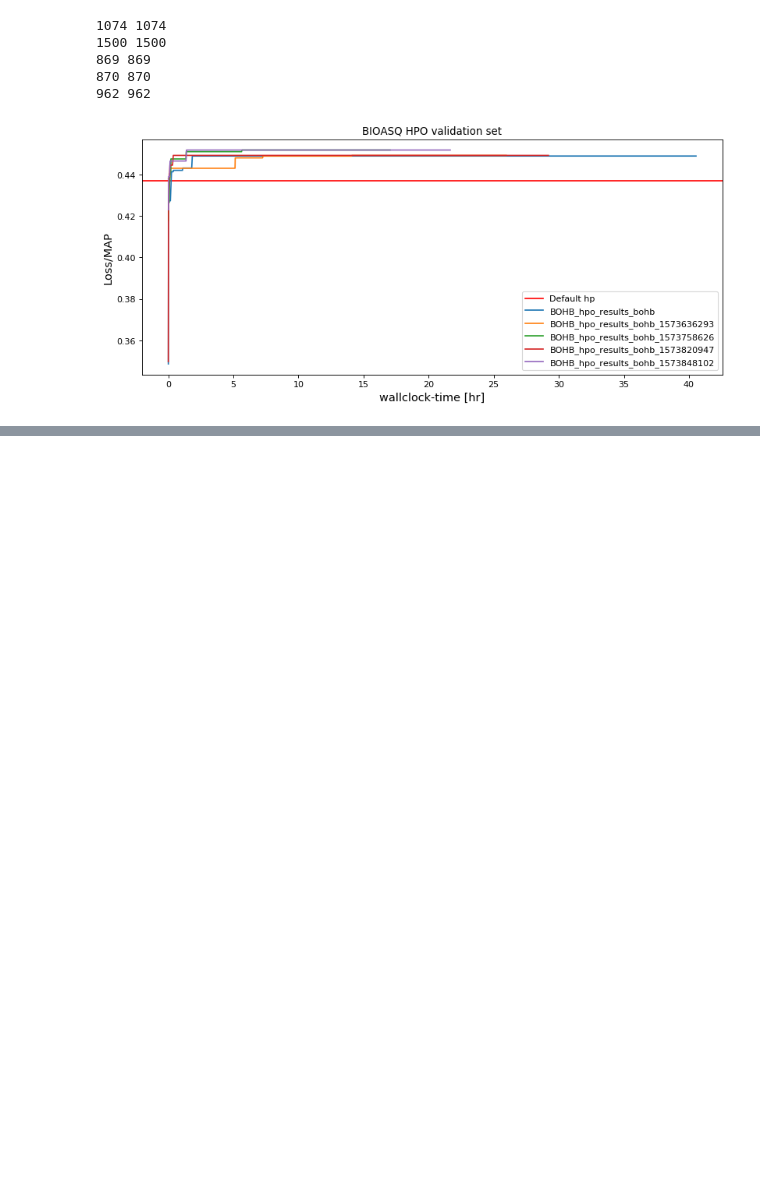
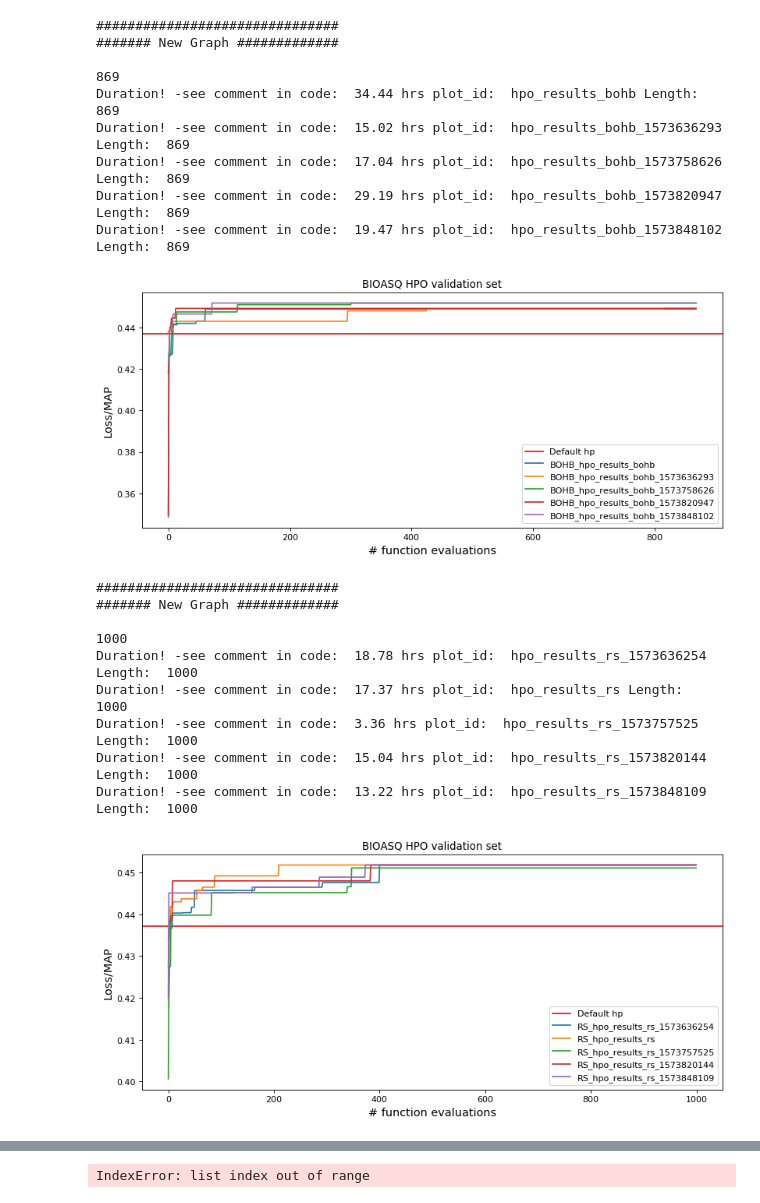
Before and after one commit to fj-morales/deep-relevance-ranking, a Jupyter notebook: models/baselines/HPO_analysis_graphs.ipynb, the cells around one changed output, grey strips where cells are left out. Cells and saved outputs as stored; diff of their text form; code cells hidden in the pictures; blank space fills up the shorter version.

Commit message:
More HPO graph fixes

```diff
--- a/models/baselines/HPO_analysis_graphs.ipynb
+++ b/models/baselines/HPO_analysis_graphs.ipynb
@@ -117,65 +135,77 @@ def get_best_config(*results_dirs):
 
 workdirs = [
             './deep-relevance-ranking/models/baselines/bioasq_dir/',
-#             './deep-relevance-ranking/models/baselines/robust_dir/',
-#             './TVQA/workdir/'
+            './deep-relevance-ranking/models/baselines/robust_dir/',
+            './TVQA/workdir/'
            ]
 dev_defaults = [
                 0.4371,
-#                 0.2292,
-#                 0.51942
+                0.2292,
+                0.51942
                ]
 
 hpo_methods = [
                 'bohb',
-#                 'rs'
+                'rs'
 ]
 
-# adjust_min=True
-adjust_min=False
+adjust_min=True
+# adjust_min=False
+n_limit = 0
 
-signals = []
 for wdir, dev_def in zip(workdirs, dev_defaults):
     for h in hpo_methods:
-
+        print('\n\n###############################\n####### New Graph #############\n')
         # Get results_dir
         results_dirs = get_hpo_results_dir(wdir, h)
 
 #         print(results_dirs)
         # Get mean, std
         results_files = [x + '/results.json' for x in results_dirs]
 
         if 'bioasq' in wdir.lower():
             dataset = 'bioasq'
         elif 'robust' in wdir.lower():
             dataset = 'robust'
         elif 'TVQA'.lower() in wdir.lower():
             dataset = 'tvqa'
 
 #         print(dataset)
 #         avg_res = get_avg_results(results_files)
         res_hpo = []
         for r in results_files:
             res_hpo.append(load_results(r))
 
         if adjust_min:
             n_limit = min(len(r['loss_data']) for r in res_hpo)
             print(n_limit)
-        else:
-            n_limit = max(len(r['loss_data']) for r in res_hpo)
 
 #         n_limit = 800
-        max_time = plot_results(dataset, h, *res_hpo, default=dev_def, n=0, n_lim=n_limit, time_flag=True, raw_flag=False)
+        signals = plot_results(dataset, h, *res_hpo, default=dev_def, n=0, n_lim=n_limit, time_flag=False, raw_flag=False)
 
-        signals.append(max_time)
+
 
         # Plot
 
         # Save results all results
 # %% [output]
-1074 1074
-1500 1500
-869 869
-870 870
-962 962
+###############################
+####### New Graph #############
+
+869
+Duration! -see comment in code:  34.44 hrs plot_id:  hpo_results_bohb Length:  869
+Duration! -see comment in code:  15.02 hrs plot_id:  hpo_results_bohb_1573636293 Length:  869
+Duration! -see comment in code:  17.04 hrs plot_id:  hpo_results_bohb_1573758626 Length:  869
+Duration! -see comment in code:  29.19 hrs plot_id:  hpo_results_bohb_1573820947 Length:  869
+Duration! -see comment in code:  19.47 hrs plot_id:  hpo_results_bohb_1573848102 Length:  869
-[figure, old version]
+[figure, new version]
+###############################
+####### New Graph #############
+
+1000
+Duration! -see comment in code:  18.78 hrs plot_id:  hpo_results_rs_1573636254 Length:  1000
+Duration! -see comment in code:  17.37 hrs plot_id:  hpo_results_rs Length:  1000
+Duration! -see comment in code:  3.36 hrs plot_id:  hpo_results_rs_1573757525 Length:  1000
+Duration! -see comment in code:  15.04 hrs plot_id:  hpo_results_rs_1573820144 Length:  1000
+Duration! -see comment in code:  13.22 hrs plot_id:  hpo_results_rs_1573848109 Length:  1000
+[figure, added]
@@ -181,0 +246 @@ for wdir, dev_def in zip(workdirs, dev_defaults):
+IndexError: list index out of range
```
Also changed, not shown: parts of 2 cells of this notebook, 1 other file.
